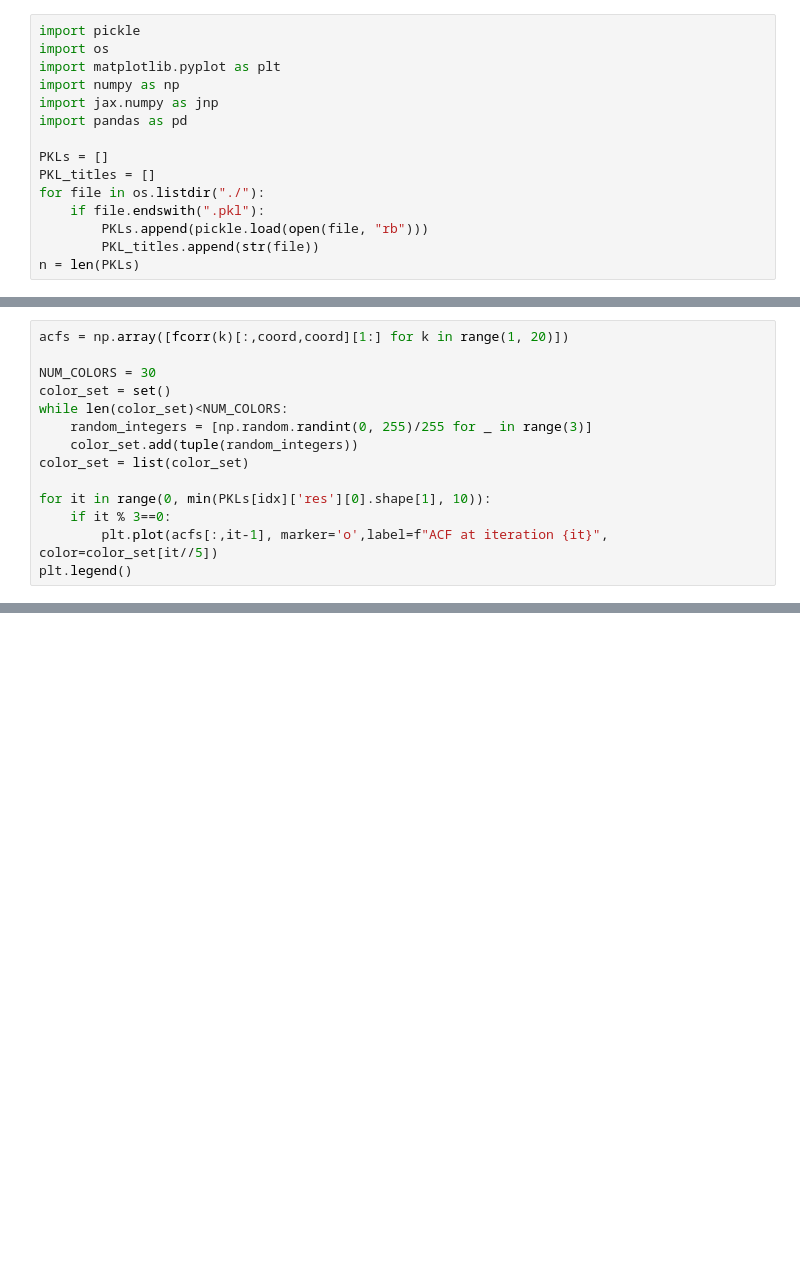
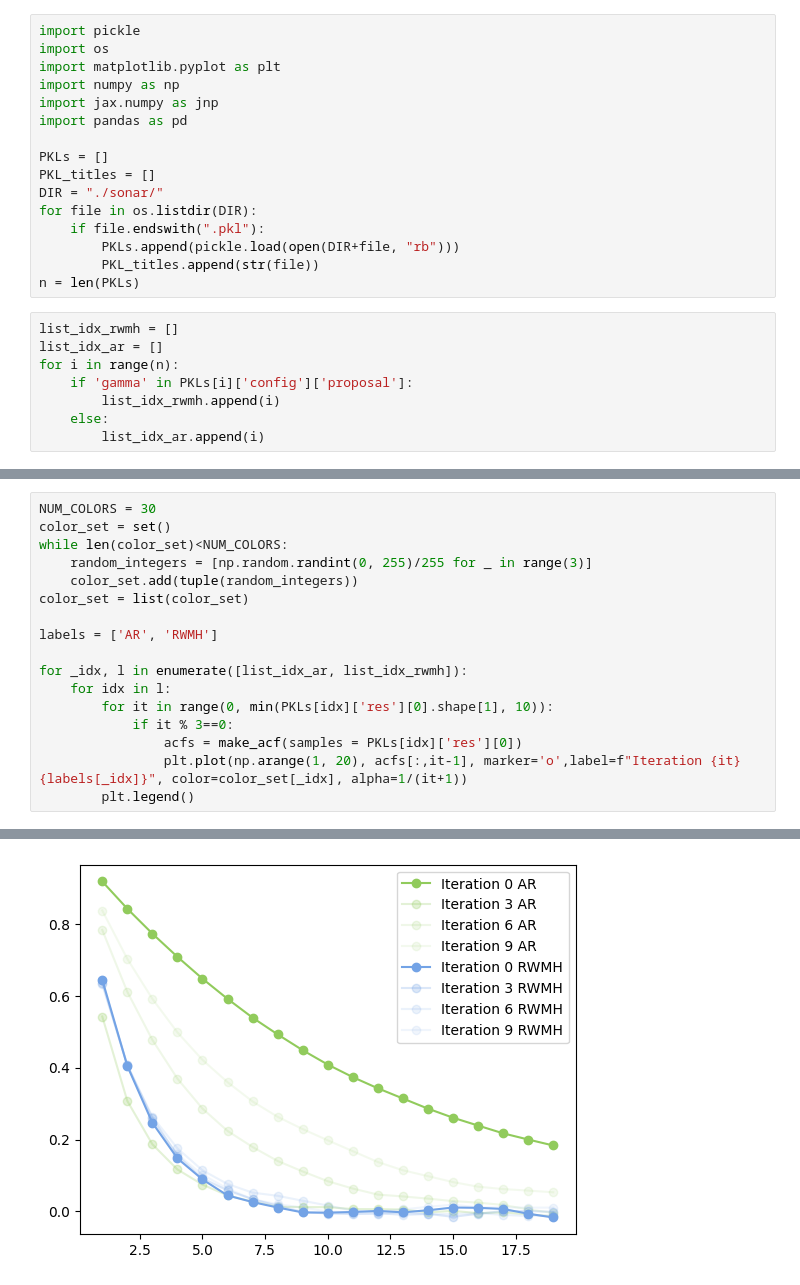
Before and after one commit to ylefay/adaptive_smc_tempering, a Jupyter notebook: adaptive_smc/experiments/acf.ipynb, the cells around one changed output, grey strips where cells are left out. Cells and saved outputs as stored; diff of their text form; blank space fills up the shorter version.

```diff
--- a/adaptive_smc/experiments/acf.ipynb
+++ b/adaptive_smc/experiments/acf.ipynb
@@ -8,9 +8,18 @@ import pandas as pd
 
 PKLs = []
 PKL_titles = []
-for file in os.listdir("./"):
+DIR = "./sonar/"
+for file in os.listdir(DIR):
     if file.endswith(".pkl"):
-        PKLs.append(pickle.load(open(file, "rb")))
+        PKLs.append(pickle.load(open(DIR+file, "rb")))
         PKL_titles.append(str(file))
 n = len(PKLs)
+# %%
+list_idx_rwmh = []
+list_idx_ar = []
+for i in range(n):
+    if 'gamma' in PKLs[i]['config']['proposal']:
+        list_idx_rwmh.append(i)
+    else:
+        list_idx_ar.append(i)
 # %%
@@ -38,6 +47,4 @@ IndexError: list index out of range
 # %%
-acfs = np.array([fcorr(k)[:,coord,coord][1:] for k in range(1, 20)])
-
 NUM_COLORS = 30
 color_set = set()
 while len(color_set)<NUM_COLORS:
@@ -45,8 +52,13 @@ while len(color_set)<NUM_COLORS:
     color_set.add(tuple(random_integers))
 color_set = list(color_set)
 
-for it in range(0, min(PKLs[idx]['res'][0].shape[1], 10)):
-    if it % 3==0:
-        plt.plot(acfs[:,it-1], marker='o',label=f"ACF at iteration {it}", color=color_set[it//5])
-plt.legend()
+labels = ['AR', 'RWMH']
+
+for _idx, l in enumerate([list_idx_ar, list_idx_rwmh]):
+    for idx in l:
+        for it in range(0, min(PKLs[idx]['res'][0].shape[1], 10)):
+            if it % 3==0:
+                acfs = make_acf(samples = PKLs[idx]['res'][0])
+                plt.plot(np.arange(1, 20), acfs[:,it-1], marker='o',label=f"Iteration {it} {labels[_idx]}", color=color_set[_idx], alpha=1/(it+1))
+        plt.legend()
 # %% [output]
@@ -53,0 +65 @@ NameError: name 'fcorr' is not defined
+[figure, added]
```
Also changed, not shown: parts of 7 cells of this notebook, 16 other files.
